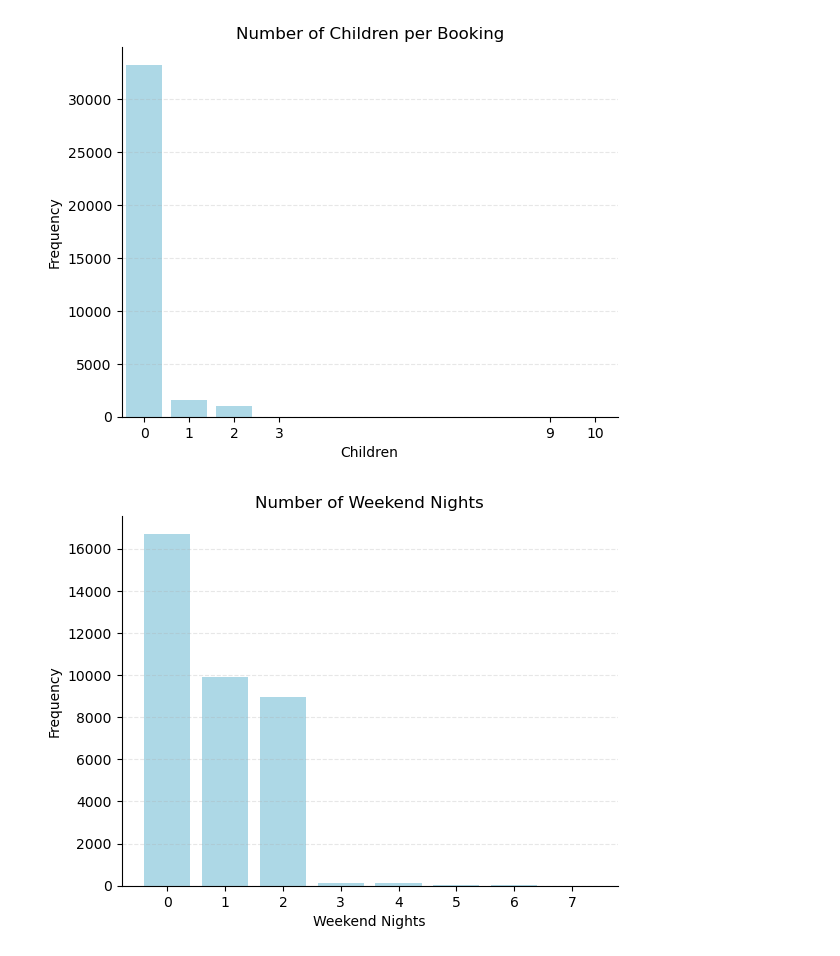
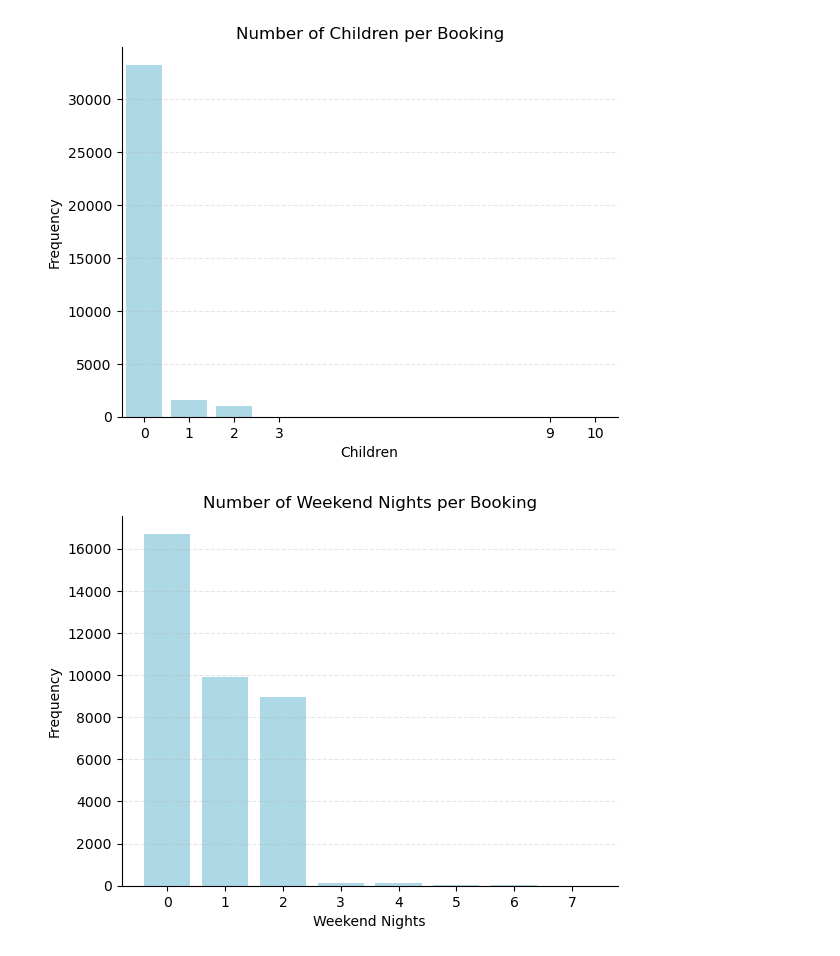
Before and after one commit to DmitriiZag/Hotel-Bookings, a Jupyter notebook: notebooks/data_visualization.ipynb, the cells around one changed output. Drawn from its saved outputs; the diff is of its cells as text; code cells hidden in the pictures.

```diff
--- a/notebooks/data_visualization.ipynb
+++ b/notebooks/data_visualization.ipynb
@@ -50,23 +54,25 @@ plt.show()
 # %% [output]
 [figure]
 # %%
+# Summary of weekend nights
+
 counts = hotel_dataset['no_of_weekend_nights'].value_counts().sort_index()
 
 plt.bar(counts.index, counts.values, color='lightblue')
 
-plt.title('Number of Weekend Nights')
+plt.title('Number of Weekend Nights per Booking')
 plt.xlabel('Weekend Nights')
 plt.ylabel('Frequency')
 plt.xticks(counts.index)
 plt.grid(axis='y', linestyle='--', alpha=0.3)
 
 # Remove top and right spines
 ax = plt.gca()
 ax.spines['top'].set_visible(False)
 ax.spines['right'].set_visible(False)
 
 plt.savefig("../plots/no_of_weekend_nights.png", dpi=300, bbox_inches='tight')
 
 plt.show()
 # %% [output]
-[figure, old version]
+[figure, new version]
```
Also changed, not shown: parts of 11 cells of this notebook, 9 other files.
